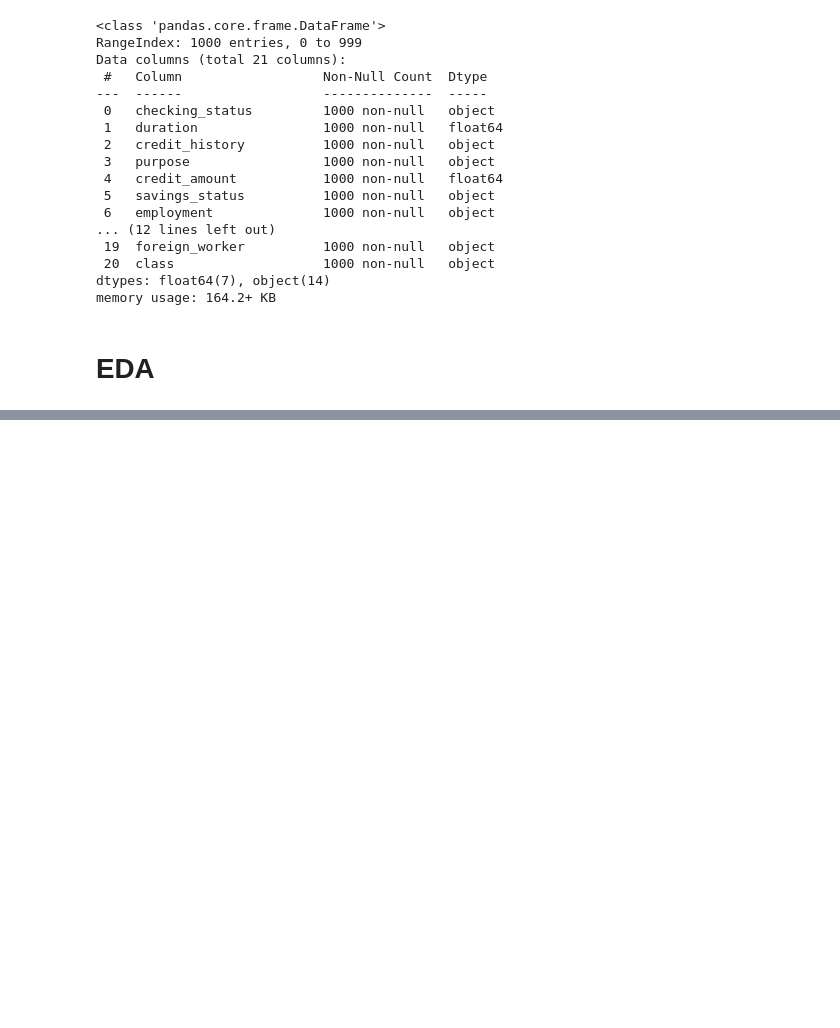
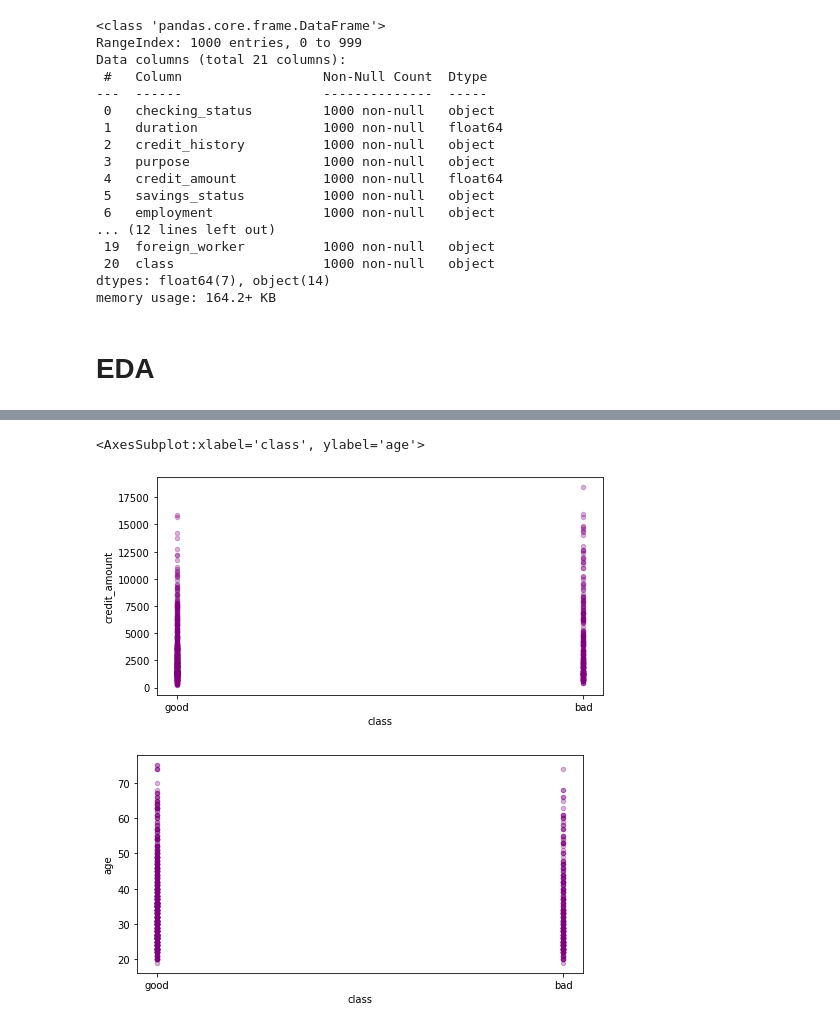
Before and after one commit to gscibi/Classification-Project, a Jupyter notebook: explore.ipynb, the cells around one changed output, grey strips where cells are left out. Cells and saved outputs as stored; diff of their text form; code cells hidden in the pictures; blank space fills up the shorter version.

```diff
--- a/explore.ipynb
+++ b/explore.ipynb
@@ -26,0 +145,12 @@ memory usage: 164.2+ KB
+# %%
+#scatterplot
+fig, ax = plt.subplots(figsize=(8,4))
+(df.plot.scatter(x='class', y='credit_amount', alpha=.3, ax=ax, c='purple'))
+
+#scatterplot
+fig, ax = plt.subplots(figsize=(8,4))
+(df.plot.scatter(x='class', y='age', alpha=.3, ax=ax, c='purple'))
+# %% [output]
+<AxesSubplot:xlabel='class', ylabel='age'>
+[figure, added]
+[figure, added]
```
Also changed, not shown: parts of 7 cells of this notebook, 2 other files.
